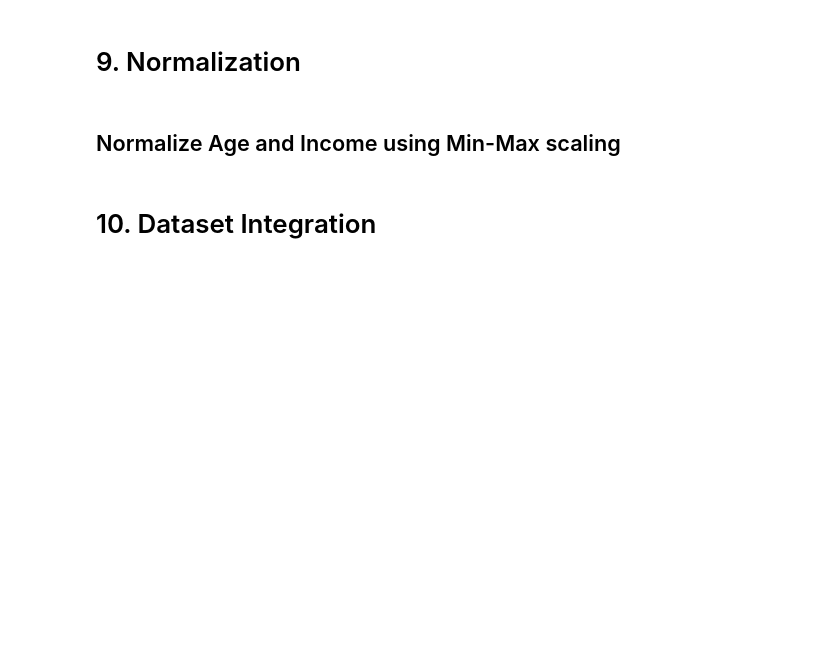
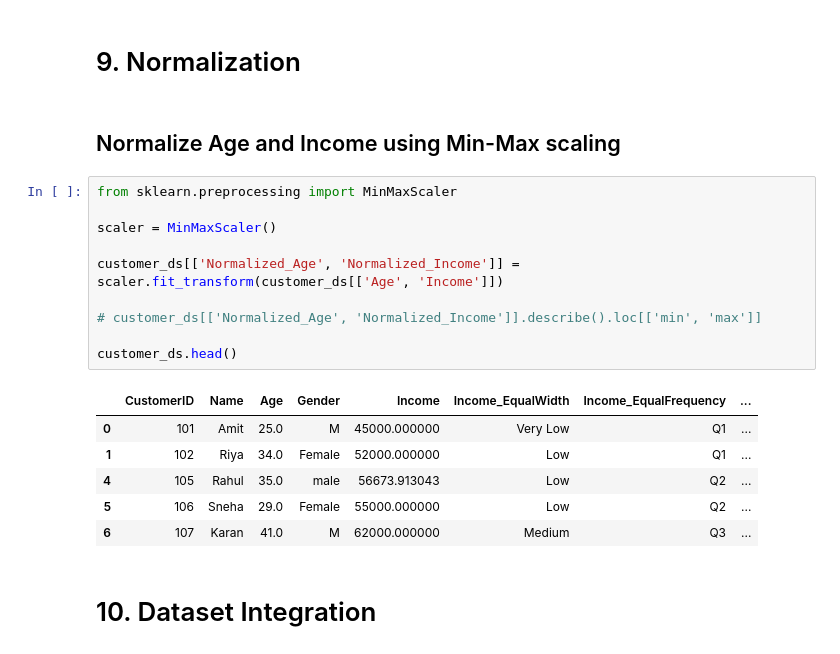
Before and after one commit to AaraSR/sem4-exp, a Jupyter notebook: dav/exp3.ipynb, the cells around one changed output. Saved outputs shown, nothing was run; the diff lists cells and outputs as text; blank space fills up the shorter version.

```diff
--- a/dav/exp3.ipynb
+++ b/dav/exp3.ipynb
@@ -421,6 +366,23 @@ dtype('float64')
 # 9. Normalization
 # %% [markdown]
 ## Normalize Age and Income using Min-Max  scaling
+# %%
+from sklearn.preprocessing import MinMaxScaler
+
+scaler = MinMaxScaler()
+
+customer_ds[['Normalized_Age', 'Normalized_Income']] = scaler.fit_transform(customer_ds[['Age', 'Income']])
+
+# customer_ds[['Normalized_Age', 'Normalized_Income']].describe().loc[['min', 'max']]
+
+customer_ds.head()
+# %% [output]
+|  | CustomerID | Name | Age | Gender | Income | Income_EqualWidth | Income_EqualFrequency | ... |
+| 0 | 101 | Amit | 25.0 | M | 45000.000000 | Very Low | Q1 | ... |
+| 1 | 102 | Riya | 34.0 | Female | 52000.000000 | Low | Q1 | ... |
+| 4 | 105 | Rahul | 35.0 | male | 56673.913043 | Low | Q2 | ... |
+| 5 | 106 | Sneha | 29.0 | Female | 55000.000000 | Low | Q2 | ... |
+| 6 | 107 | Karan | 41.0 | M | 62000.000000 | Medium | Q3 | ... |
 # %% [markdown]
 # 10. Dataset Integration
 # %% [markdown]
```
Also changed, not shown: parts of 15 cells of this notebook, 1 other file.
